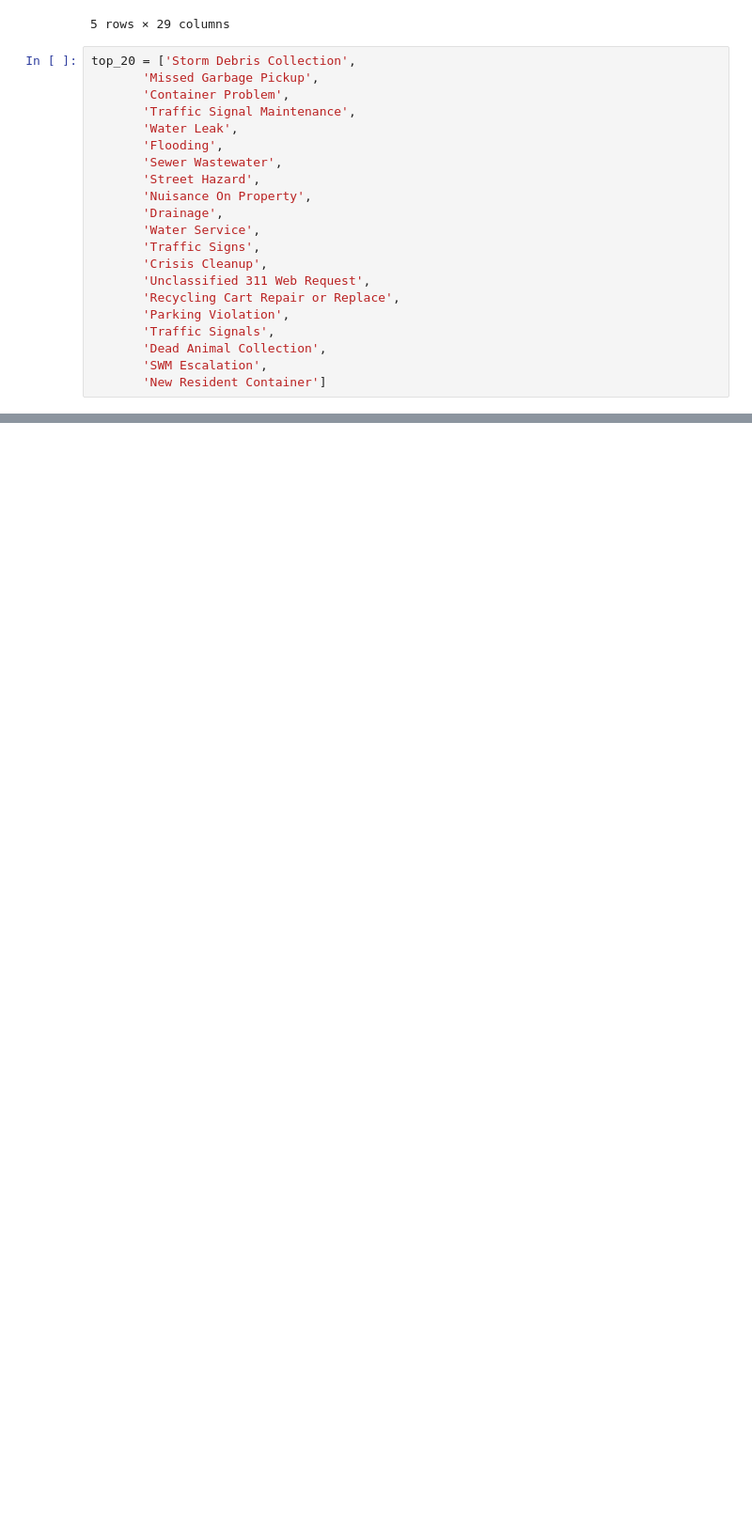
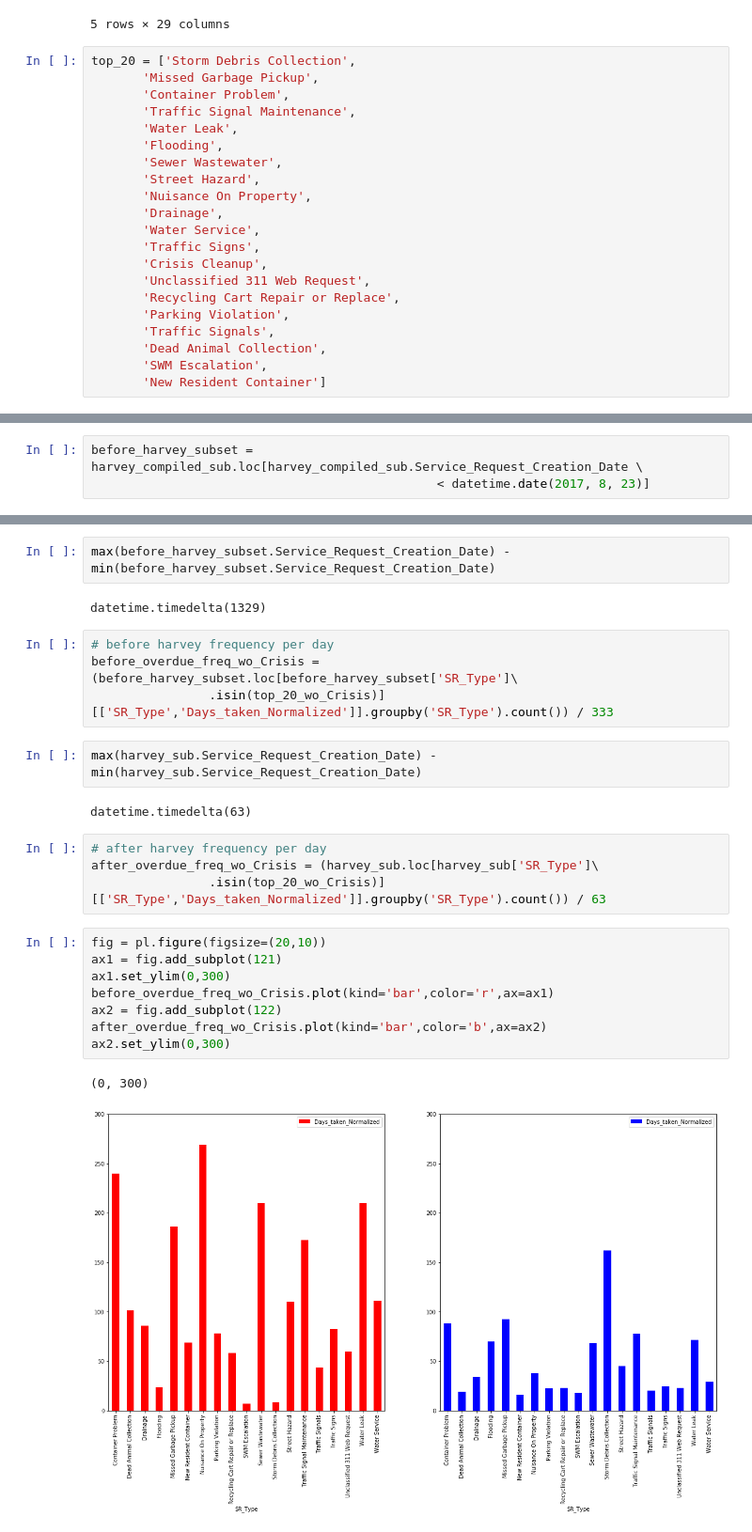
Before and after one commit to SohamMody/ADS_final, a Jupyter notebook: Cleaning_new.ipynb, the cells around one changed output, grey strips where cells are left out. Shown at 94% size. Cells and saved outputs as stored; diff of their text form; blank space fills up the shorter version.

```diff
--- a/Cleaning_new.ipynb
+++ b/Cleaning_new.ipynb
@@ -129,0 +466,3 @@ harvey_2014.loc[harvey_2014['SR_Type']\
+# %%
+before_harvey_subset = harvey_compiled_sub.loc[harvey_compiled_sub.Service_Request_Creation_Date \
+                                               < datetime.date(2017, 8, 23)]
@@ -129,0 +474,27 @@ harvey_2014.loc[harvey_2014['SR_Type']\
+# %%
+max(before_harvey_subset.Service_Request_Creation_Date) - min(before_harvey_subset.Service_Request_Creation_Date)
+# %% [output]
+datetime.timedelta(1329)
+# %%
+# before harvey frequency per day
+before_overdue_freq_wo_Crisis = (before_harvey_subset.loc[before_harvey_subset['SR_Type']\
+                .isin(top_20_wo_Crisis)][['SR_Type','Days_taken_Normalized']].groupby('SR_Type').count()) / 333
+# %%
+max(harvey_sub.Service_Request_Creation_Date) - min(harvey_sub.Service_Request_Creation_Date)
+# %% [output]
+datetime.timedelta(63)
+# %%
+# after harvey frequency per day
+after_overdue_freq_wo_Crisis = (harvey_sub.loc[harvey_sub['SR_Type']\
+                .isin(top_20_wo_Crisis)][['SR_Type','Days_taken_Normalized']].groupby('SR_Type').count()) / 63
+# %%
+fig = pl.figure(figsize=(20,10))
+ax1 = fig.add_subplot(121)
+ax1.set_ylim(0,300)
+before_overdue_freq_wo_Crisis.plot(kind='bar',color='r',ax=ax1)
+ax2 = fig.add_subplot(122)
+after_overdue_freq_wo_Crisis.plot(kind='bar',color='b',ax=ax2)
+ax2.set_ylim(0,300)
+# %% [output]
+(0, 300)
+[figure, added]
```
Also changed, not shown: parts of 132 cells of this notebook.
